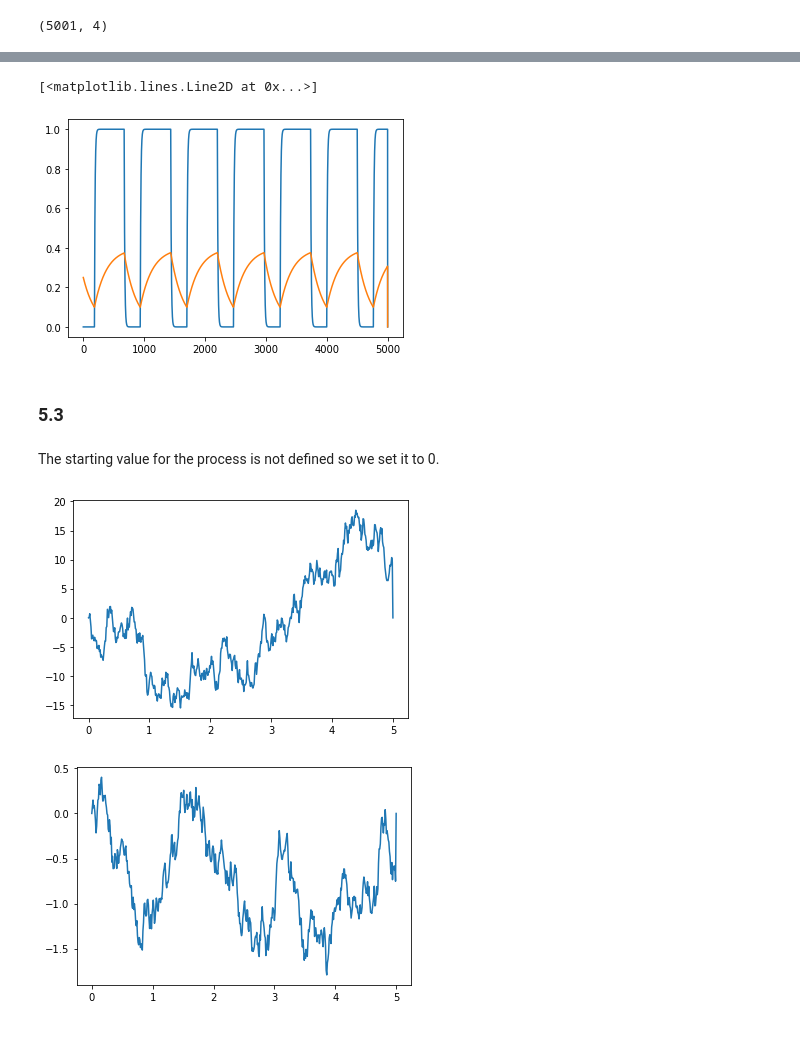
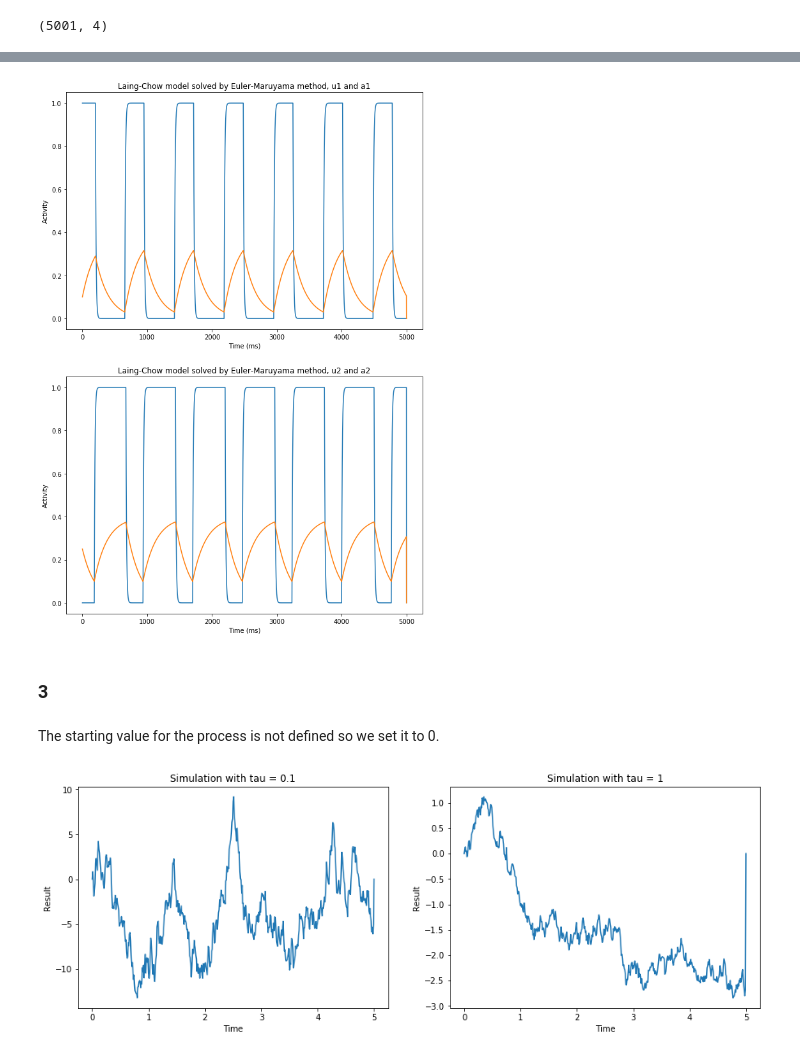
Before and after one commit to DorotheaMueller/mhbf, a Jupyter notebook: ex_5_budding_mueller.ipynb, the cells around one changed output, grey strips where cells are left out. Cells and saved outputs as stored; diff of their text form; code cells hidden in the pictures.

Commit message:
layout plots, added explanations, 1.3, todo: dominance durations

```diff
--- a/ex_5_budding_mueller.ipynb
+++ b/ex_5_budding_mueller.ipynb
@@ -64,0 +77,27 @@ array([20.4, 28. , 28. , 28. , 28. , 28.1, 28. ])
+# %%
+# The input at -alpha + beta + phi is 0.6, so we take values above this and between this and the original values
+I1_values = [0.43, 0.5, 0.7]
+I2_values = [0.5, 0.55, 0.7]
+
+dominance_periods = []
+fig, axs = plt.subplots(6, 3, figsize = (15, 15), sharex = True, sharey = True)
+for i, I1 in enumerate(I1_values):
+    for j, I2 in enumerate(I2_values):
+        a = odeint(laing_chow, x0, t, args=(I1, I2))
+
+        dominance_periods.append(dominance_durations(a[:, 0], a[:, 2], t))
+
+        axs[i][j].plot(t, a[:, 0])
+        axs[i][j].plot(t, a[:, 1])
+        axs[i][j].set_xlabel('Time (ms)')
+        axs[i][j].set_ylabel('Change in u1/a1')
+        axs[i][j].set_title('u1 and a1 for I1 = {}, I2 = {}'.format(I1, I2))
+
+        axs[i+3][j].plot(t, a[:, 2])
+        axs[i+3][j].plot(t, a[:, 3])
+        axs[i+3][j].set_xlabel('Time (ms)')
+        axs[i+3][j].set_ylabel('Change in u2/a2')
+        axs[i+3][j].set_title('u2 and a2 for I1 = {}, I2 = {}'.format(I1, I2))
+
+# plt.suptitle('u1 and a1 (top three rows), u2 and a2 (bottom three rows)')
+fig.tight_layout()
@@ -64,0 +108,3 @@ array([20.4, 28. , 28. , 28. , 28. , 28.1, 28. ])
+# %%
+for i, period in enumerate(dominance_periods):
+    print(period)
@@ -99,27 +153,40 @@ plt.plot(a[:, 1])
-# %%
-plt.plot(a[:, 2])
-plt.plot(a[:, 3])
-# %% [output]
-[<matplotlib.lines.Line2D at 0x...>]
-[figure, removed]
+# %%
+fig, axs = plt.subplots(2, 1, figsize = (10, 15))
+axs[0].plot(a[:, 0])
+axs[0].plot(a[:, 1])
+axs[0].set_xlabel('Time (ms)')
+axs[0].set_ylabel('Activity')
+axs[0].set_title('Laing-Chow model solved by Euler-Maruyama method, u1 and a1')
+
+axs[1].plot(a[:, 2])
+axs[1].plot(a[:, 3])
+axs[1].set_xlabel('Time (ms)')
+axs[1].set_ylabel('Activity')
+axs[1].set_title('Laing-Chow model solved by Euler-Maruyama method, u2 and a2')
+
+plt.show()
+# %% [output]
+[figure, added]
 # %% [markdown]
-### 5.3
+### 3
 # %% [markdown]
 The starting value for the process is not defined so we set it to 0.
 # %%
 taus = [0.1, 1]
 t = np.linspace(0, 5, 5 * 100 + 1)
 x0 = [0]
 
 ffun = lambda x, t, **args : 0
 gfun = lambda x, t, **args : 1/tau
 
-for tau in taus:
+fig, axs = plt.subplots(1, 2, figsize = (15, 5))
+for i, tau in enumerate(taus):
     res = euler_maruyama(ffun, gfun, x0, t)
-    plt.plot(t, res)
-    plt.show()
+    axs[i].plot(t, res)
+    axs[i].set_xlabel('Time')
+    axs[i].set_ylabel('Result')
+    axs[i].set_title('Simulation with tau = {}'.format(tau))
 # %% [output]
-[figure, old version]
+[figure, new version]
-[figure, removed]
 # %%
 ffun = lambda x, t, **args : -x/tau
```
Also changed, not shown: parts of 17 cells of this notebook.
